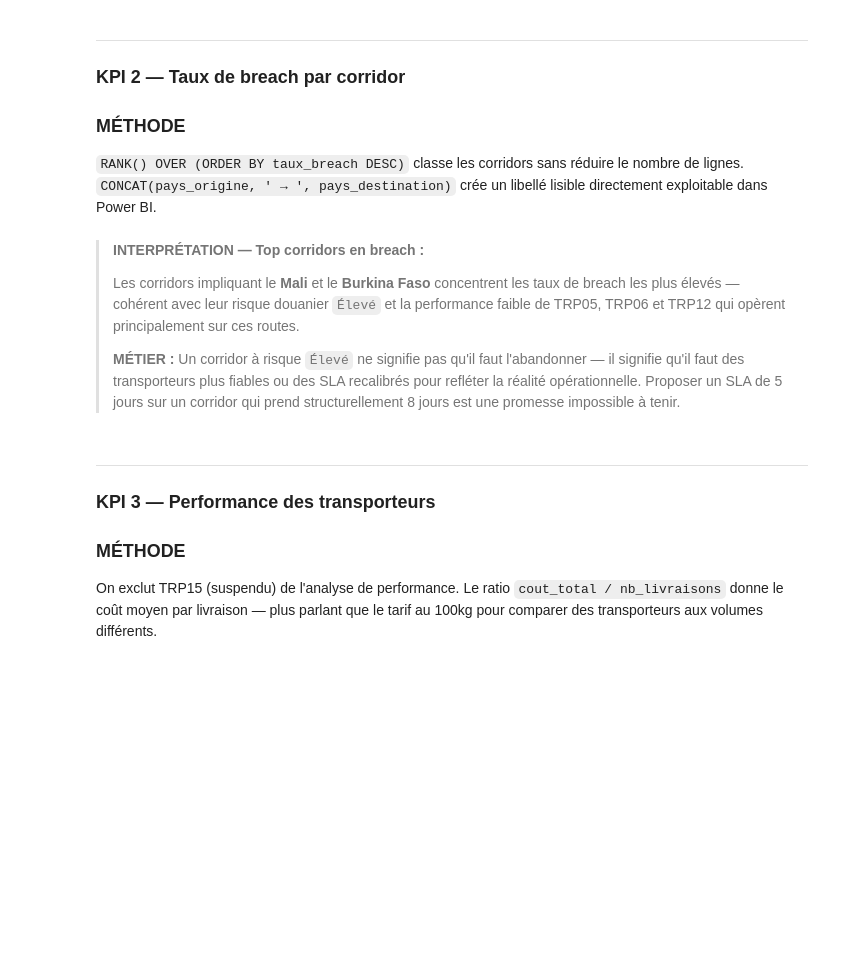
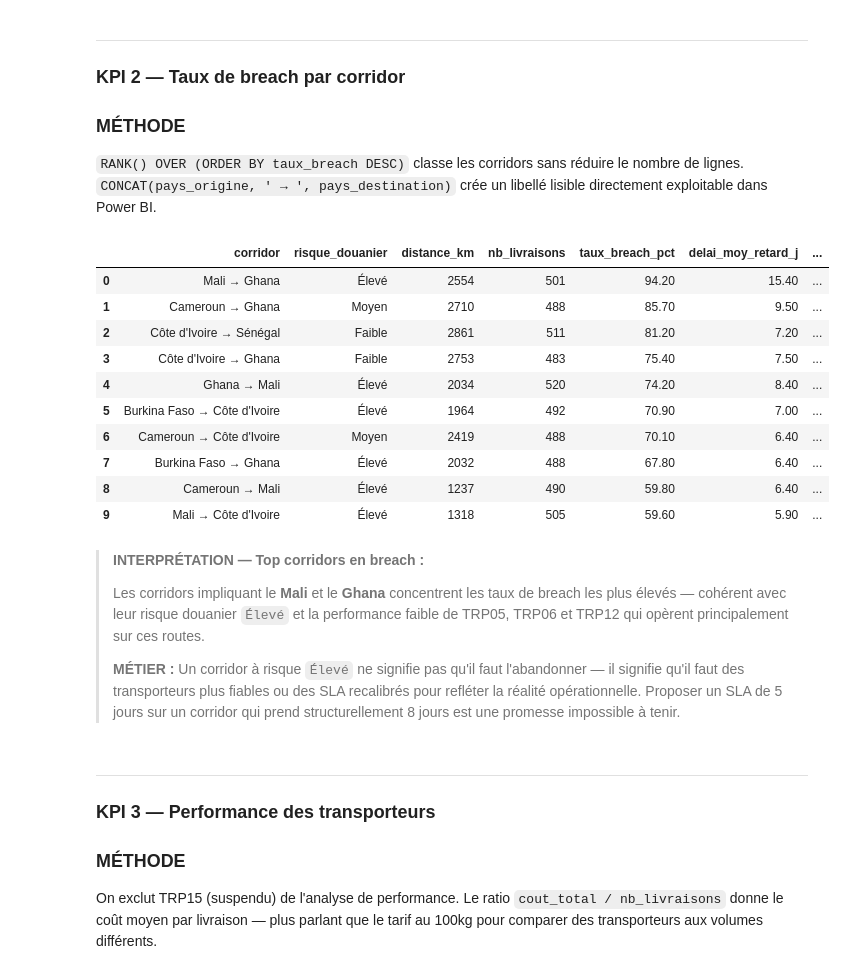
Before and after one commit to dataprojectlabs/DataProjectLab-projects, a Jupyter notebook: projets/logitrack_analytics/corrige/nb1_logitrack_solution.ipynb, the cells around one changed output. Drawn from its saved outputs; the diff is of its cells as text; code cells hidden in the pictures; blank space fills up the shorter version.

```diff
--- a/projets/logitrack_analytics/corrige/nb1_logitrack_solution.ipynb
+++ b/projets/logitrack_analytics/corrige/nb1_logitrack_solution.ipynb
@@ -307,10 +405,24 @@ JOIN routes r ON l.route_id = r.route_id
 GROUP BY l.pays_origine, l.pays_destination, r.risque_douanier, r.distance_km
 ORDER BY rang_risque
 LIMIT 10
+# %%
+df_kpi_corridors
+# %% [output]
+|  | corridor | risque_douanier | distance_km | nb_livraisons | taux_breach_pct | delai_moy_retard_j | ... |
+| 0 | Mali → Ghana | Élevé | 2554 | 501 | 94.20 | 15.40 | ... |
+| 1 | Cameroun → Ghana | Moyen | 2710 | 488 | 85.70 | 9.50 | ... |
+| 2 | Côte d'Ivoire → Sénégal | Faible | 2861 | 511 | 81.20 | 7.20 | ... |
+| 3 | Côte d'Ivoire → Ghana | Faible | 2753 | 483 | 75.40 | 7.50 | ... |
+| 4 | Ghana → Mali | Élevé | 2034 | 520 | 74.20 | 8.40 | ... |
+| 5 | Burkina Faso → Côte d'Ivoire | Élevé | 1964 | 492 | 70.90 | 7.00 | ... |
+| 6 | Cameroun → Côte d'Ivoire | Moyen | 2419 | 488 | 70.10 | 6.40 | ... |
+| 7 | Burkina Faso → Ghana | Élevé | 2032 | 488 | 67.80 | 6.40 | ... |
+| 8 | Cameroun → Mali | Élevé | 1237 | 490 | 59.80 | 6.40 | ... |
+| 9 | Mali → Côte d'Ivoire | Élevé | 1318 | 505 | 59.60 | 5.90 | ... |
 # %% [markdown]
 > **INTERPRÉTATION — Top corridors en breach :**
 >
-> Les corridors impliquant le **Mali** et le **Burkina Faso** concentrent les taux de breach les plus élevés — cohérent avec leur risque douanier `Élevé` et la performance faible de TRP05, TRP06 et TRP12 qui opèrent principalement sur ces routes.
+> Les corridors impliquant le **Mali** et le **Ghana** concentrent les taux de breach les plus élevés — cohérent avec leur risque douanier `Élevé` et la performance faible de TRP05, TRP06 et TRP12 qui opèrent principalement sur ces routes.
 >
 > **MÉTIER :** Un corridor à risque `Élevé` ne signifie pas qu'il faut l'abandonner — il signifie qu'il faut des transporteurs plus fiables ou des SLA recalibrés pour refléter la réalité opérationnelle. Proposer un SLA de 5 jours sur un corridor qui prend structurellement 8 jours est une promesse impossible à tenir.
 # %% [markdown]
```
Also changed, not shown: parts of 16 cells of this notebook, 29 other files.
